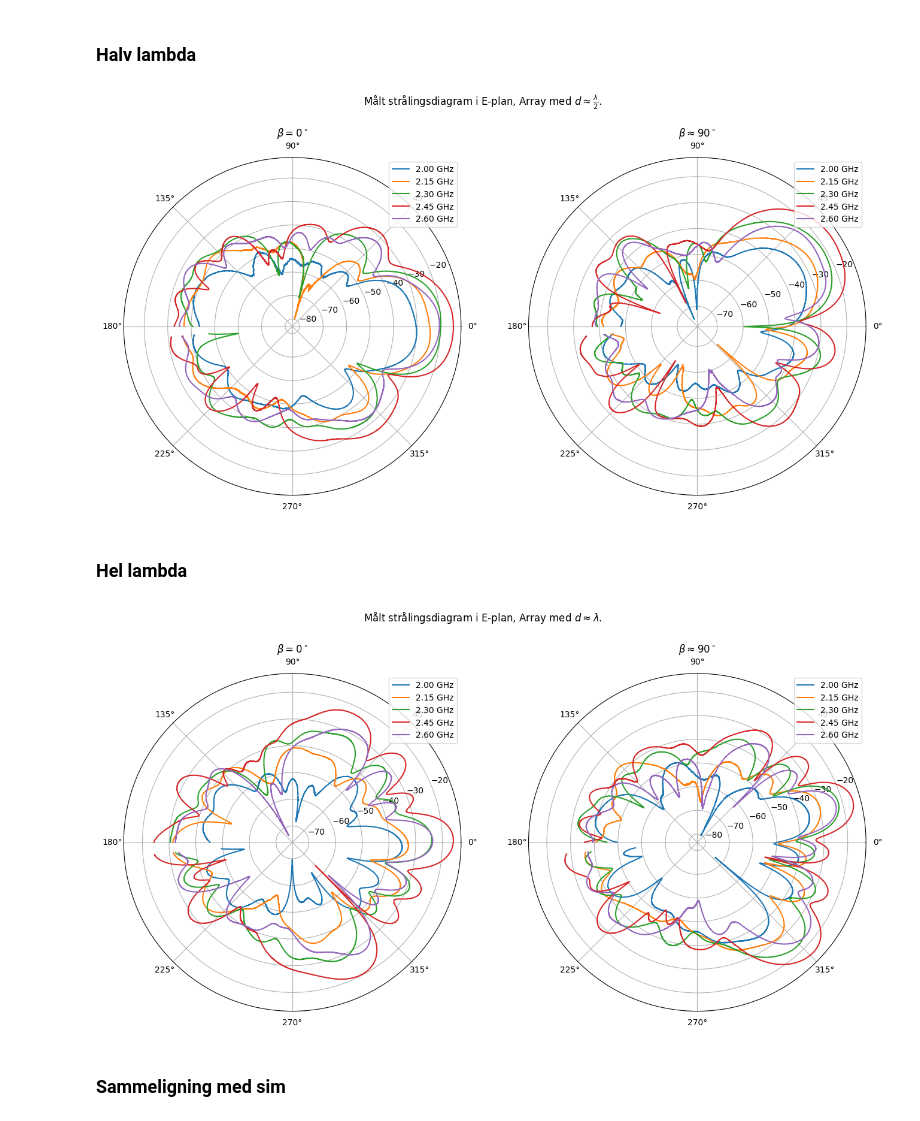
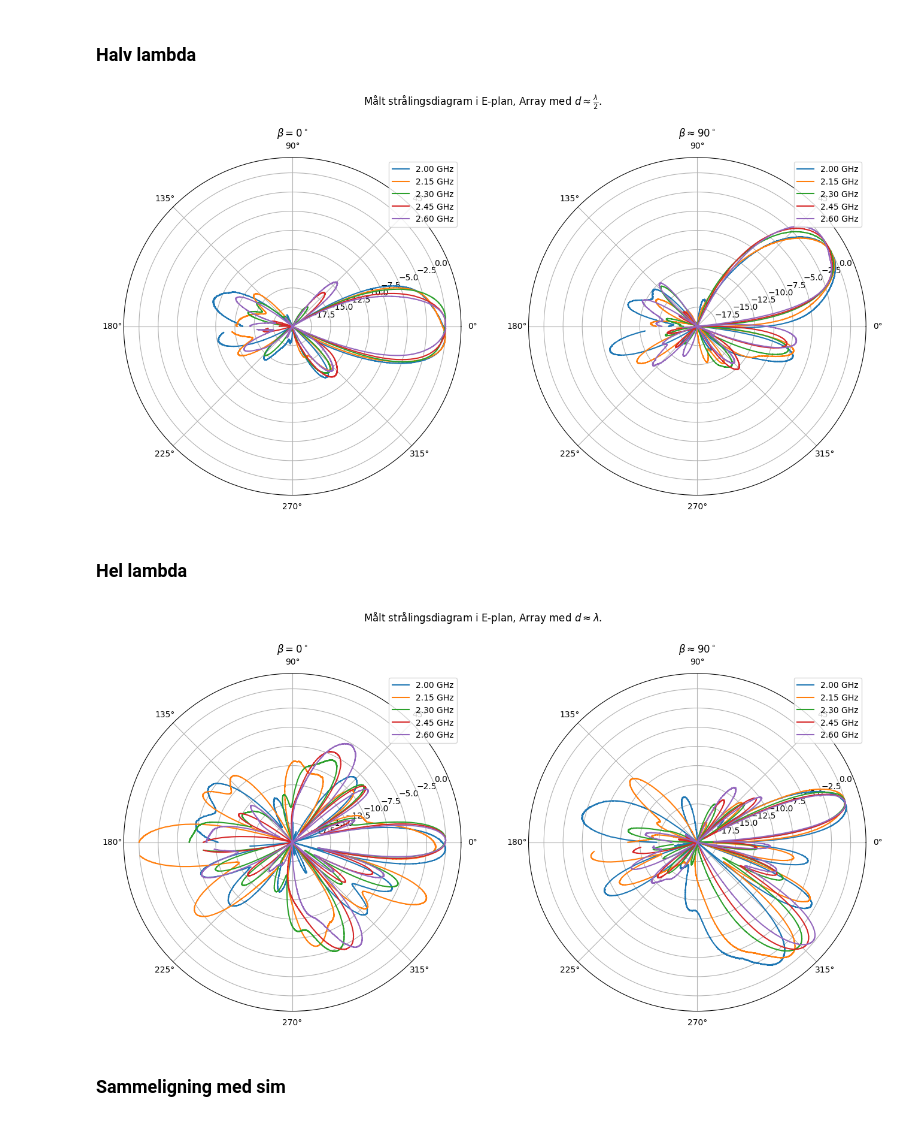
Before and after one commit to SkaugJr/TTT4215-Antenneteknikk, a Jupyter notebook: CST.ipynb, the cells around one changed output. Cells and saved outputs as stored; diff of their text form; code cells hidden in the pictures.

```diff
--- a/CST.ipynb
+++ b/CST.ipynb
@@ -568,11 +568,12 @@ data2 = read_data(filepath2)
 
 angles1 = data1['angles']
 frequencies1 = data1['frequencies'] / 1e9
-powers1 = data1['powers']
+powers1 = data1['powers'] - np.max(data1['powers'], axis=0)
 
 angles2 = data2['angles']
 frequencies2 = data2['frequencies'] / 1e9
 powers2 = data2['powers']
+powers2 = powers2 - np.max(powers2, axis=0)
 
 # Create subplots
 fig, axs = plt.subplots(1, 2, subplot_kw={'projection': 'polar'}, figsize=(16, 8))
@@ -582,6 +583,7 @@ for i, frequency in enumerate(frequencies1):
     power_at_frequency = powers1[:, i]
     axs[0].plot(np.deg2rad(angles1), power_at_frequency, label=f'{frequency:.2f} GHz')
 axs[0].legend(loc='upper right')
+axs[0].set_ylim(-20, 2)
 axs[0].set_title(r'$\beta = 0^\circ$')
 
 # Plot for beta = 90
@@ -589,11 +591,13 @@ for i, frequency in enumerate(frequencies2):
     power_at_frequency = powers2[:, i]
     axs[1].plot(np.deg2rad(angles2), power_at_frequency, label=f'{frequency:.2f} GHz')
 axs[1].legend(loc='upper right')
+axs[1].set_ylim(-20, 2)
 axs[1].set_title(r'$\beta \approx 90^\circ$')
 plt.suptitle(r'Målt strålingsdiagram i E-plan, Array med $d\approx\frac{\lambda}{2}$.')
+plt.savefig('Figurer/meas_halvlambda_array_norm.pdf', bbox_inches='tight')
 plt.show()
 # %% [output]
-[figure, old version]
+[figure, new version]
 # %% [markdown]
 ### Hel lambda
 # %%
@@ -612,36 +616,40 @@ def read_data(filepath):
 
 # Read data from both files
 data1 = read_data(filepath1)
 data2 = read_data(filepath2)
 
 angles1 = data1['angles']
 frequencies1 = data1['frequencies'] / 1e9
-powers1 = data1['powers']
+powers1 = data1['powers'] - np.max(data1['powers'], axis=0)
 
 angles2 = data2['angles']
 frequencies2 = data2['frequencies'] / 1e9
-powers2 = data2['powers']
+powers2 = data2['powers'] - np.max(data2['powers'], axis=0)
+
 
 # Create subplots
 fig, axs = plt.subplots(1, 2, subplot_kw={'projection': 'polar'}, figsize=(16, 8))
 
 # Plot for beta = 0
 for i, frequency in enumerate(frequencies1):
     power_at_frequency = powers1[:, i]
     axs[0].plot(np.deg2rad(angles1), power_at_frequency, label=f'{frequency:.2f} GHz')
 axs[0].legend(loc='upper right')
+axs[0].set_ylim(-20, 2)
 axs[0].set_title(r'$\beta = 0^\circ$')
 
 # Plot for beta = 90
 for i, frequency in enumerate(frequencies2):
     power_at_frequency = powers2[:, i]
     axs[1].plot(np.deg2rad(angles2), power_at_frequency, label=f'{frequency:.2f} GHz')
 axs[1].legend(loc='upper right')
+axs[1].set_ylim(-20, 2)
 axs[1].set_title(r'$\beta \approx 90^\circ$')
 plt.suptitle(r'Målt strålingsdiagram i E-plan, Array med $d\approx\lambda$.')
+plt.savefig('Figurer/meas_lambda_array_norm.pdf', bbox_inches='tight')
 plt.show()
 # %% [output]
-[figure, old version]
+[figure, new version]
 # %% [markdown]
 ### Sammeligning med sim
 # %%
```
Also changed, not shown: 2 other files.
